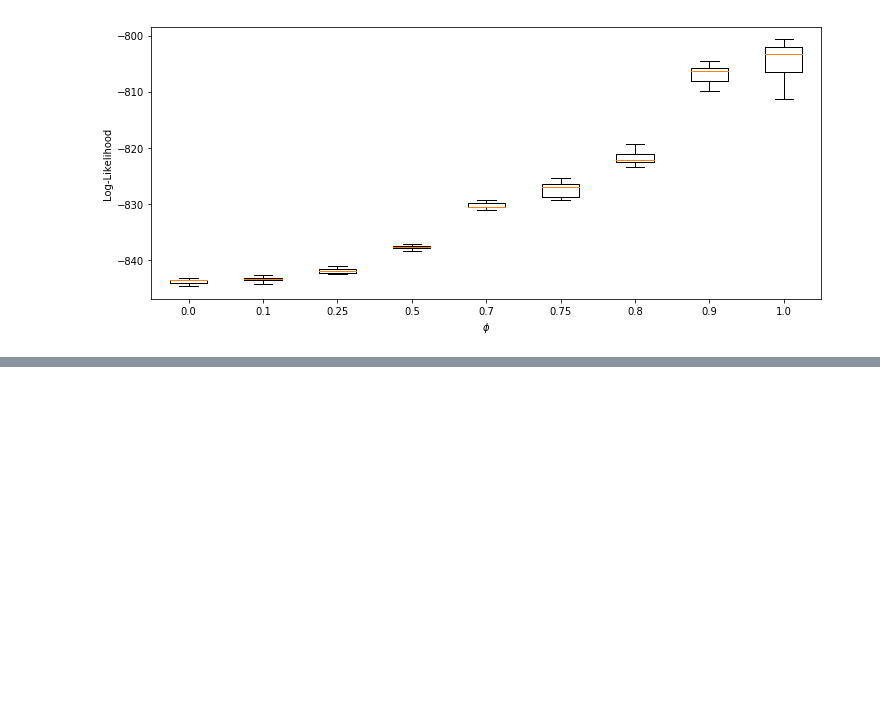
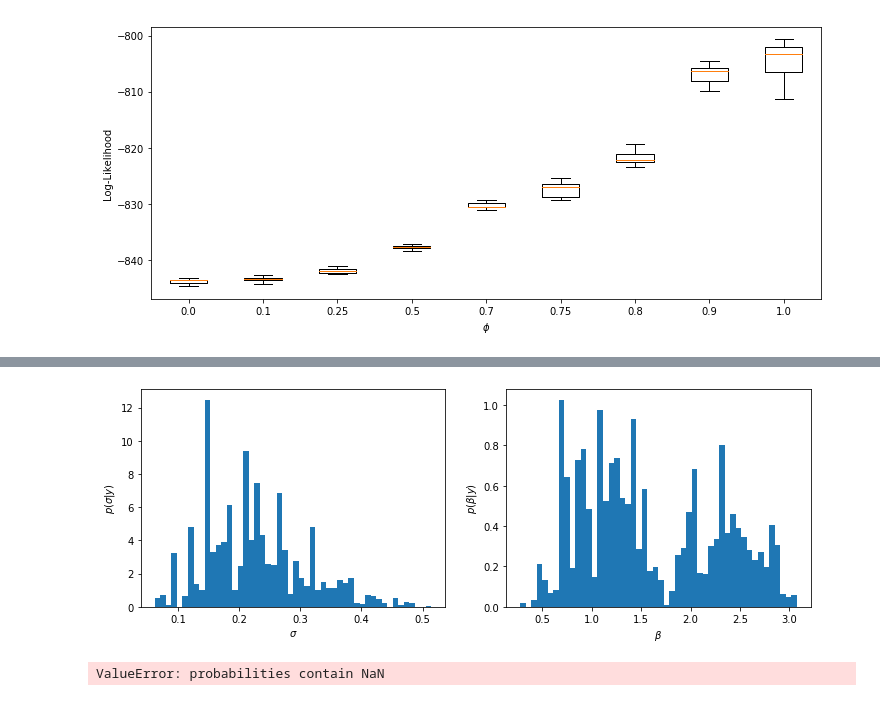
Before and after one commit to marcusklasson/smc_methods, a Jupyter notebook: homework/h3.ipynb, the cells around one changed output, grey strips where cells are left out. Saved outputs shown, nothing was run; the diff lists cells and outputs as text; code cells hidden in the pictures; blank space fills up the shorter version.

```diff
--- a/homework/h3.ipynb
+++ b/homework/h3.ipynb
@@ -75,7 +75,12 @@ plt.show()
 [figure]
 # %%
 def gaussian_random_walk(x, scale=1.0):
-    return np.random.normal(loc=x, scale=scale)
+    notfound = True # For finding positive sample
+    while notfound:
+        xs = np.random.normal(loc=x, scale=scale)
+        if xs > 0.0:
+            notfound = False
+    return xs
 
 def particle_metropolis_hastings(y, M=10000, N=20):
 
@@ -98,12 +103,11 @@ def particle_metropolis_hastings(y, M=10000, N=20):
         # Draw sample from proposal distribution
         # Note that sigma2 and beta2 has to be positive!
         # Accept proposed samples when both are positive
-        notfound = True
-        while notfound:
-            theta_proposed[m, :] = gaussian_random_walk(theta[m-1, :])
-            theta_proposed[m, :] = np.abs(theta_proposed[m,:])
-            if theta_proposed[m, 0] > 0.0 and theta_proposed[m, 1] > 0.0:
-                notfound = False
+
+        # Sample sigma2 with gaussian random walk
+        theta_proposed[m, 0] = gaussian_random_walk(theta[m-1, 0])
+        # Sample beta2 with gaussian random walk
+        theta_proposed[m, 1] = gaussian_random_walk(theta[m-1, 1])
 
         # Sample from uniform distribution
         u = np.random.uniform(0.0, 1.0)
@@ -112,13 +116,11 @@ def particle_metropolis_hastings(y, M=10000, N=20):
         params = [phi, np.sqrt(theta_proposed[m,0]), np.sqrt(theta_proposed[m,1])]
         _, _, logl_proposed = bootstrap_particle_filter(y, N, theta=params)
 
-        # TODO: I receive runtime warning divide by zero in log somewhere!!!!
         # Using gaussian random walk as proposal q should cancel out
         # when computing acceptance probability alpha
         logl_difference = logl_proposed - logl[m-1]
 
         # Compute log prior difference
-        #log_prior_sigma2 = np.log( invgamma_pdf(theta_proposed[m,0]) )
         # scale in scipy.stats.invgamma is b
         log_prior_sigma2 = invgamma.logpdf(x=theta_proposed[m,0], a=0.01, scale=0.01 )
         log_prior_sigma2 = log_prior_sigma2 - invgamma.logpdf(x=theta[m-1, 0], a=0.01, scale=0.01 )
@@ -126,9 +128,6 @@ def particle_metropolis_hastings(y, M=10000, N=20):
         log_prior_beta2 = log_prior_sigma2 - invgamma.logpdf(x=theta[m-1,1], a=0.01, scale=0.01 )
         log_prior = log_prior_sigma2 + log_prior_beta2
 
-        #print("logl_difference: ", logl_difference)
-        #print("log_prior: ", log_prior)
-        #print("accept prob: ", np.exp(logl_difference + log_prior))
         alpha = np.minimum(1.0, np.exp(logl_difference + log_prior) )
         if u <= alpha:
             theta[m, :] = theta_proposed[m, :]
@@ -139,3 +138,8 @@ def particle_metropolis_hastings(y, M=10000, N=20):
         if (m%1000)==0:
             print("Number of samples ", m)
     return theta, logl
+# %%
+M = 10000 # number of samples from PMH
+N = 100 # number of particles in BPF
+
+theta, logl = particle_metropolis_hastings(y, M, N)
@@ -141,0 +156,10 @@ def particle_metropolis_hastings(y, M=10000, N=20):
+# %%
+burnin = 6000
+fig, ax = plt.subplots(nrows=1, ncols=2, figsize=(12, 4))
+ax[0].hist(np.sqrt(theta[burnin:,0]), bins=50, density=True)
+ax[0].set_xlabel(r"$\sigma$"); ax[0].set_ylabel(r"$p(\sigma | y)$");
+ax[1].hist(np.sqrt(theta[burnin:,1]), bins=50, density=True)
+ax[1].set_xlabel(r"$\beta$"); ax[1].set_ylabel(r"$p(\beta | y)$");
+plt.show()
+# %% [output]
+[figure, added]
@@ -141,0 +308,9 @@ def particle_metropolis_hastings(y, M=10000, N=20):
+# %%
+np.random.seed(42)
+M = 1000 # number of samples from Particle Gibbs
+N = 10 # number of particles in BPF
+
+theta, x = particle_gibbs_sampling(y[:3], M, N)
+print(theta)
+# %% [output]
+ValueError: probabilities contain NaN
```
Also changed, not shown: parts of 8 cells of this notebook, 2 other files.
